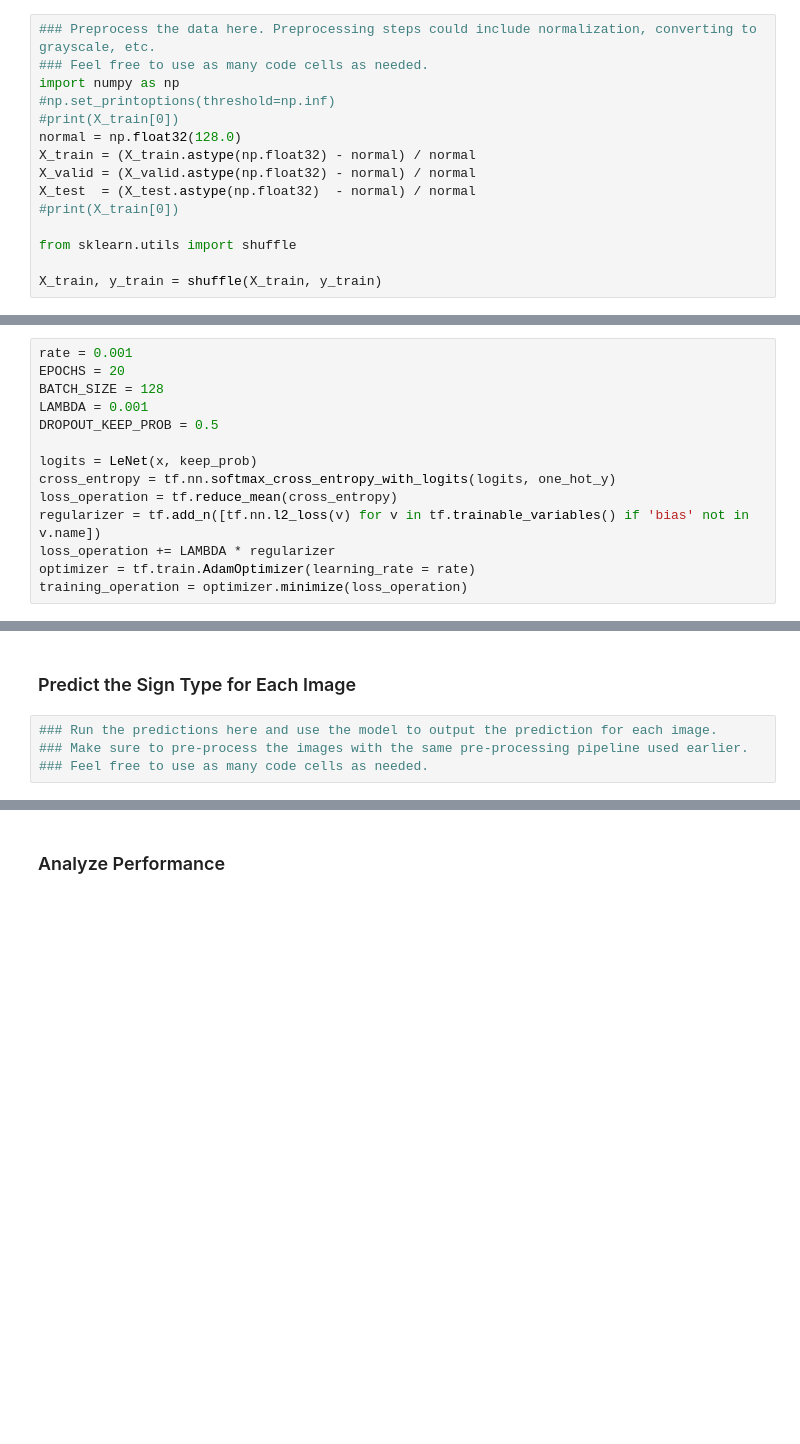
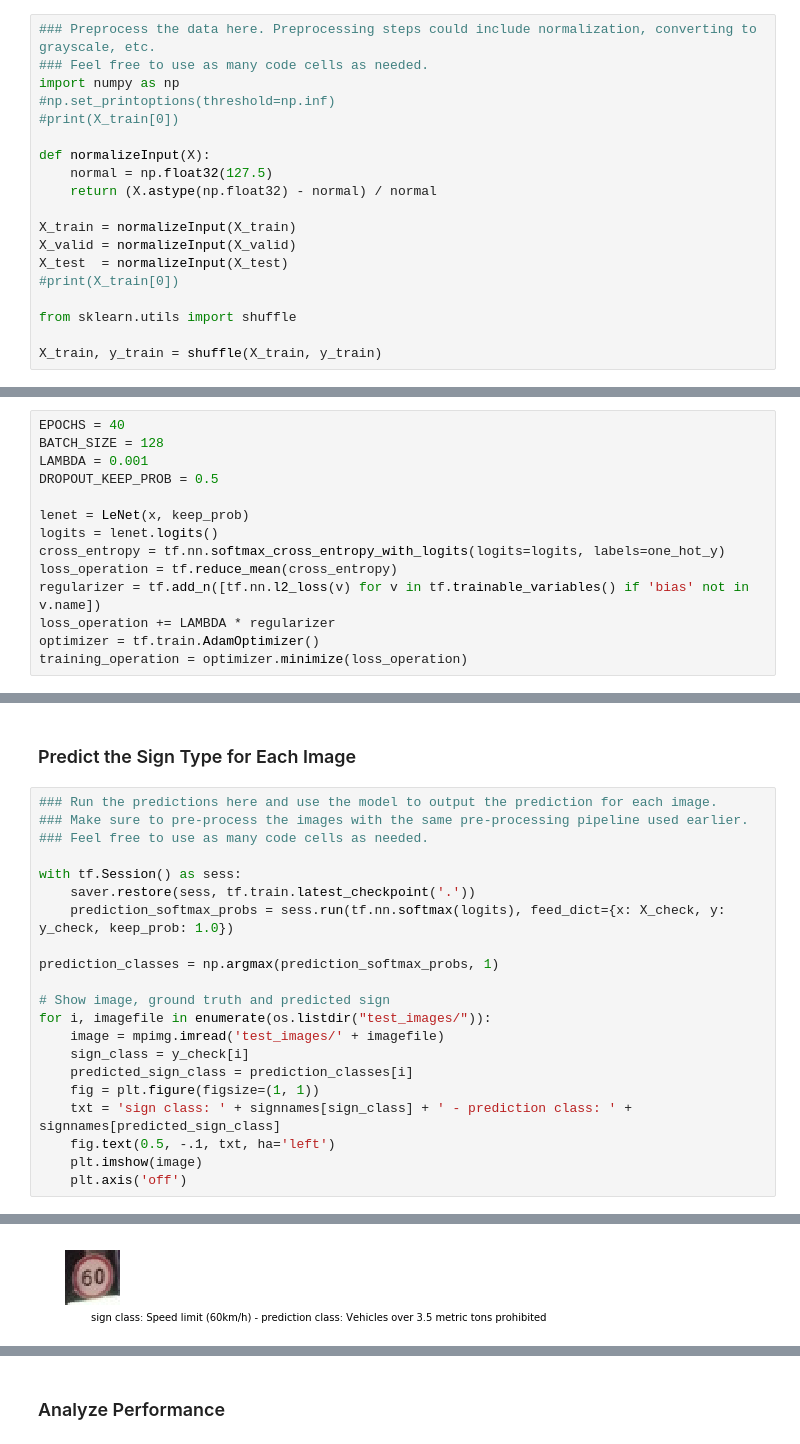
Before and after one commit to tmandal/CarND-Traffic-Sign-Classifier-Project, a Jupyter notebook: Traffic_Sign_Classifier.ipynb, the cells around one changed output, grey strips where cells are left out. Drawn from its saved outputs; the diff is of its cells as text; blank space fills up the shorter version.

Commit message:
Implemented lenet based classifier

```diff
--- a/Traffic_Sign_Classifier.ipynb
+++ b/Traffic_Sign_Classifier.ipynb
@@ -143,10 +159,14 @@ Use the code cell (or multiple code cells, if necessary) to implement the first
 import numpy as np
 #np.set_printoptions(threshold=np.inf)
 #print(X_train[0])
-normal = np.float32(128.0)
-X_train = (X_train.astype(np.float32) - normal) / normal
-X_valid = (X_valid.astype(np.float32) - normal) / normal
-X_test  = (X_test.astype(np.float32)  - normal) / normal
+
+def normalizeInput(X):
+    normal = np.float32(127.5)
+    return (X.astype(np.float32) - normal) / normal
+
+X_train = normalizeInput(X_train)
+X_valid = normalizeInput(X_valid)
+X_test  = normalizeInput(X_test)
 #print(X_train[0])
 
 from sklearn.utils import shuffle
@@ -231,18 +278,18 @@ y = tf.placeholder(tf.int32, (None))
 keep_prob = tf.placeholder(tf.float32)
 one_hot_y = tf.one_hot(y, n_classes)
 # %%
-rate = 0.001
-EPOCHS = 20
+EPOCHS = 40
 BATCH_SIZE = 128
 LAMBDA = 0.001
 DROPOUT_KEEP_PROB = 0.5
 
-logits = LeNet(x, keep_prob)
-cross_entropy = tf.nn.softmax_cross_entropy_with_logits(logits, one_hot_y)
+lenet = LeNet(x, keep_prob)
+logits = lenet.logits()
+cross_entropy = tf.nn.softmax_cross_entropy_with_logits(logits=logits, labels=one_hot_y)
 loss_operation = tf.reduce_mean(cross_entropy)
 regularizer = tf.add_n([tf.nn.l2_loss(v) for v in tf.trainable_variables() if 'bias' not in v.name])
 loss_operation += LAMBDA * regularizer
-optimizer = tf.train.AdamOptimizer(learning_rate = rate)
+optimizer = tf.train.AdamOptimizer()
 training_operation = optimizer.minimize(loss_operation)
 # %%
 correct_prediction = tf.equal(tf.argmax(logits, 1), tf.argmax(one_hot_y, 1))
@@ -324,3 +400,21 @@ You may find `signnames.csv` useful as it contains mappings from the class id (i
 ### Run the predictions here and use the model to output the prediction for each image.
 ### Make sure to pre-process the images with the same pre-processing pipeline used earlier.
 ### Feel free to use as many code cells as needed.
+
+with tf.Session() as sess:
+    saver.restore(sess, tf.train.latest_checkpoint('.'))
+    prediction_softmax_probs = sess.run(tf.nn.softmax(logits), feed_dict={x: X_check, y: y_check, keep_prob: 1.0})
+
+prediction_classes = np.argmax(prediction_softmax_probs, 1)
+
+# Show image, ground truth and predicted sign
+for i, imagefile in enumerate(os.listdir("test_images/")):
+    image = mpimg.imread('test_images/' + imagefile)
+    sign_class = y_check[i]
+    predicted_sign_class = prediction_classes[i]
+    fig = plt.figure(figsize=(1, 1))
+    txt = 'sign class: ' + signnames[sign_class] + ' - prediction class: ' + signnames[predicted_sign_class]
+    fig.text(0.5, -.1, txt, ha='left')
+    plt.imshow(image)
+    plt.axis('off')
+# %% [output]
@@ -326,0 +422 @@ You may find `signnames.csv` useful as it contains mappings from the class id (i
+[figure, added]
```
Also changed, not shown: parts of 14 cells of this notebook, 8 other files.
